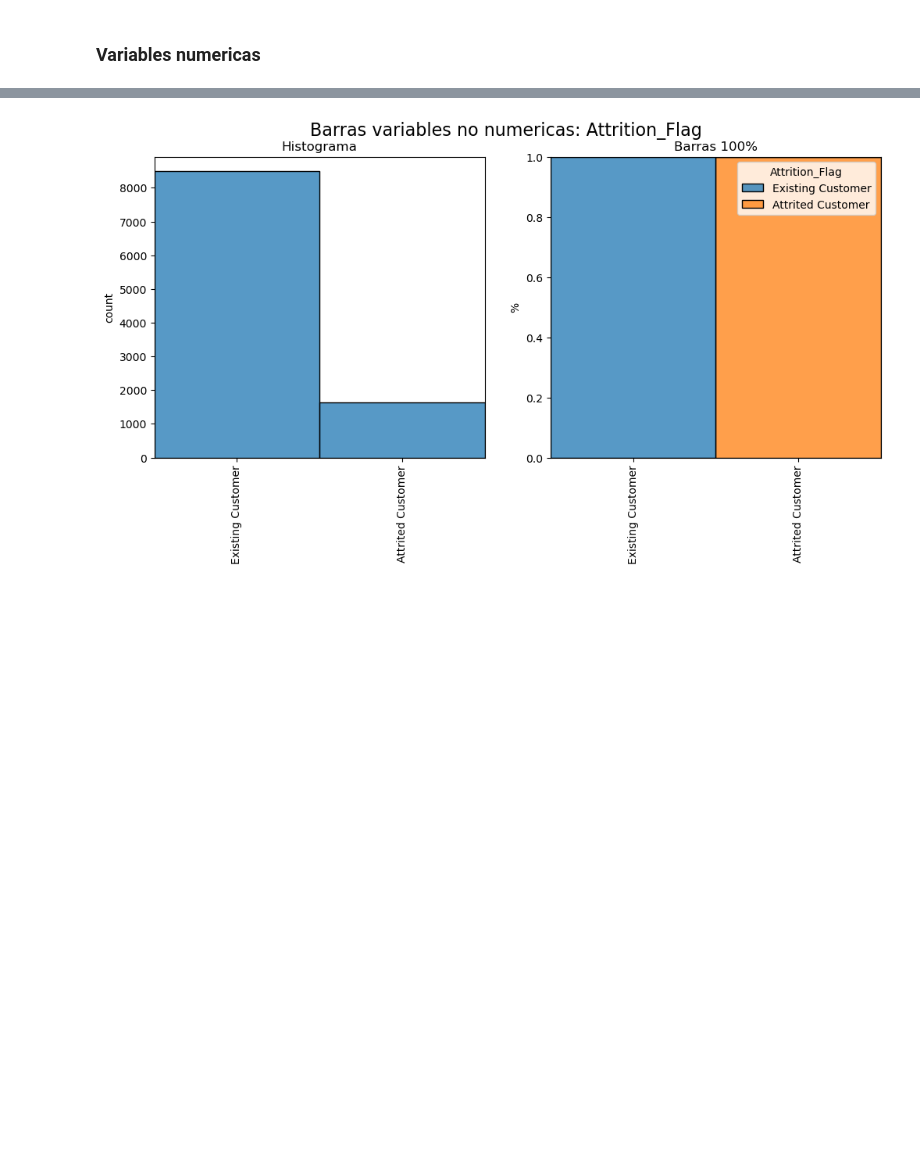
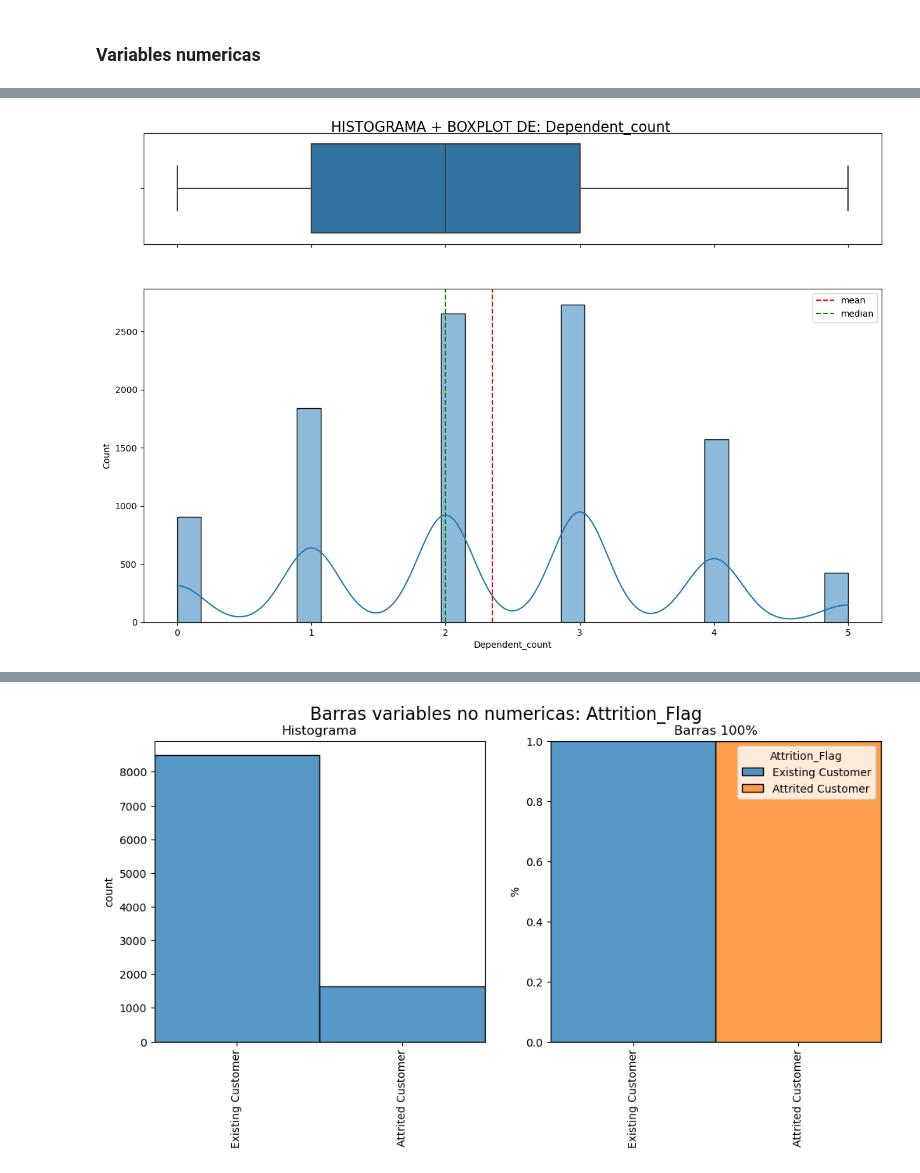
Before and after one commit to juampa95/customer-churn-ds, a Jupyter notebook: EDA.ipynb, the cells around one changed output, grey strips where cells are left out. Saved outputs shown, nothing was run; the diff lists cells and outputs as text; code cells hidden in the pictures; blank space fills up the shorter version.

```diff
--- a/EDA.ipynb
+++ b/EDA.ipynb
@@ -90,0 +91,4 @@ for i in range(len(var_num)):
+# %%
+hist_box(var_num[1],None)
+# %% [output]
+[figure, added]
```
Also changed, not shown: parts of 65 cells of this notebook, 7 other files.
